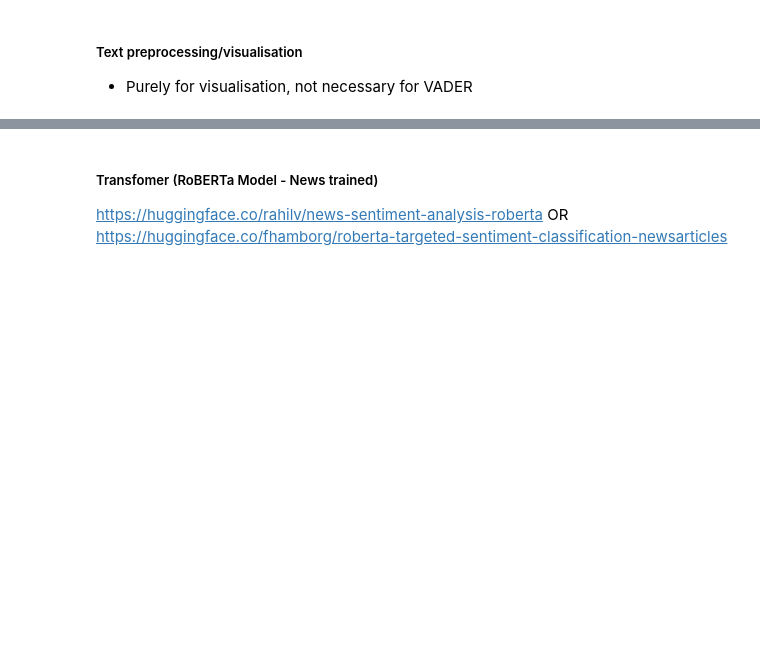
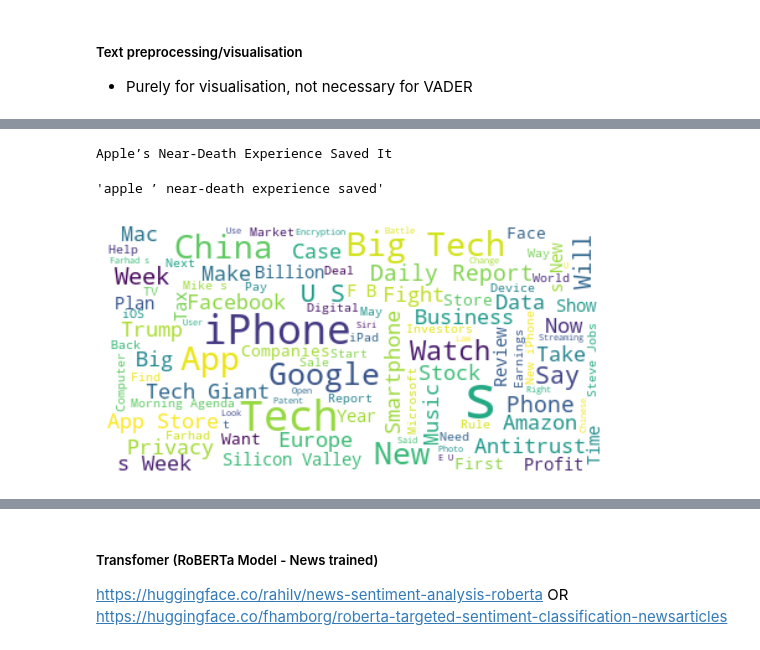
Before and after one commit to xavsant/multimodal_stockprice_prediction, a Jupyter notebook: notebooks/experiments/sentiment_models.ipynb, the cells around one changed output, grey strips where cells are left out. Drawn from its saved outputs; the diff is of its cells as text; code cells hidden in the pictures; blank space fills up the shorter version.

```diff
--- a/notebooks/experiments/sentiment_models.ipynb
+++ b/notebooks/experiments/sentiment_models.ipynb
@@ -114,17 +85,0 @@ plt.show()
-# %%
-#word cloud for abstract
-# Combine all headlines into a single string after cleaning and preprocessing
-abstract = ' '.join(df['abstract'].apply(lambda x: preprocess_text(clean_text(x))))
-
-# Generate word cloud
-wordcloud = WordCloud(stopwords=custom_stopwords,
-                      width=800, height=400,
-                      background_color='white',
-                      max_words=200,
-                      colormap='coolwarm').generate(abstract)
-
-# Display the word cloud
-plt.figure(figsize=(10, 6))
-plt.imshow(wordcloud, interpolation='bilinear')
-plt.axis('off')  # Hide axes
-plt.show()
@@ -211,0 +86,58 @@ plt.show()
+# %%
+# [NOT USED] test function
+# Reference:
+# https://medium.com/@khalidassalafy/sentiment-analysis-with-nltk-4afbb0bf6a49 (code)
+# https://realpython.com/python-nltk-sentiment-analysis/ (frequency dist)
+
+# create preprocess_text function
+
+def preprocess_text(text):
+
+    # Tokenize
+    tokens = nltk.word_tokenize(text.lower())
+
+    # Stop word removal
+    filtered_tokens = [token for token in tokens if token not in nltk.corpus.stopwords.words('english')]
+
+    # Lemmatize
+    lemmatizer = nltk.WordNetLemmatizer()
+    lemmatized_tokens = [lemmatizer.lemmatize(token) for token in filtered_tokens]
+
+    # Join the tokens back into a string
+    processed_text = ' '.join(lemmatized_tokens)
+
+    return processed_text
+
+test_text = df['headline'][0]
+print(test_text)
+preprocess_text(test_text)
+# %% [output]
+Apple’s Near-Death Experience Saved It
+'apple ’ near-death experience saved'
+# %%
+# Word cloud for all headlines
+# Reference: https://www.datacamp.com/tutorial/wordcloud-python
+
+from wordcloud import WordCloud # , STOPWORDS, ImageColorGenerator
+import matplotlib.pyplot as plt
+
+# Combine all headlines
+headlines = df['headline'].str.cat(sep=' ')
+add_excluded_words = ['Apple']
+
+def wordcloud_display(text, add_excluded_words):
+
+    w = WordCloud()
+    stop_words = list(w.stopwords)
+    new_stop_words = set(stop_words + add_excluded_words)
+
+    wordcloud = WordCloud(max_font_size=50, max_words=100, background_color="white", stopwords=new_stop_words).generate(text)
+    plt.figure()
+    plt.imshow(wordcloud, interpolation="bilinear")
+    plt.axis("off")
+    plt.show()
+
+
+wordcloud_display(headlines, add_excluded_words)
+# %% [output]
+[figure, added]
```
Also changed, not shown: parts of 52 cells of this notebook.
